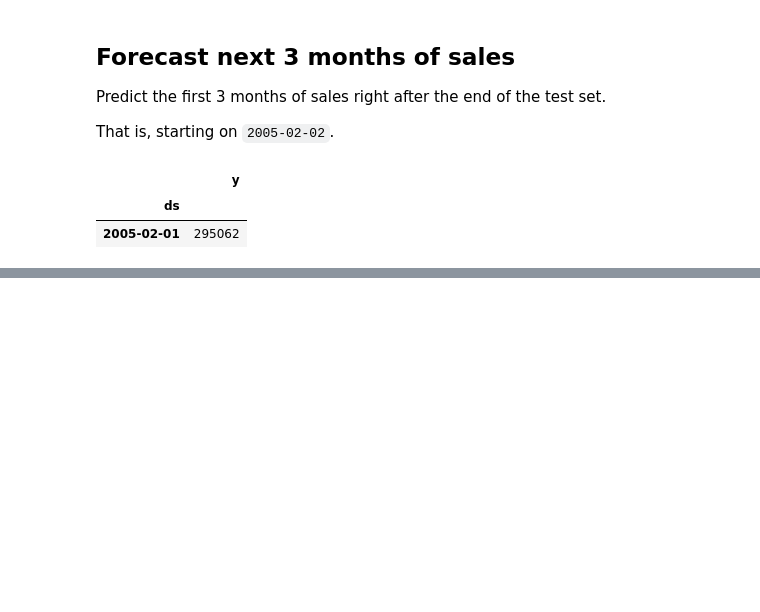
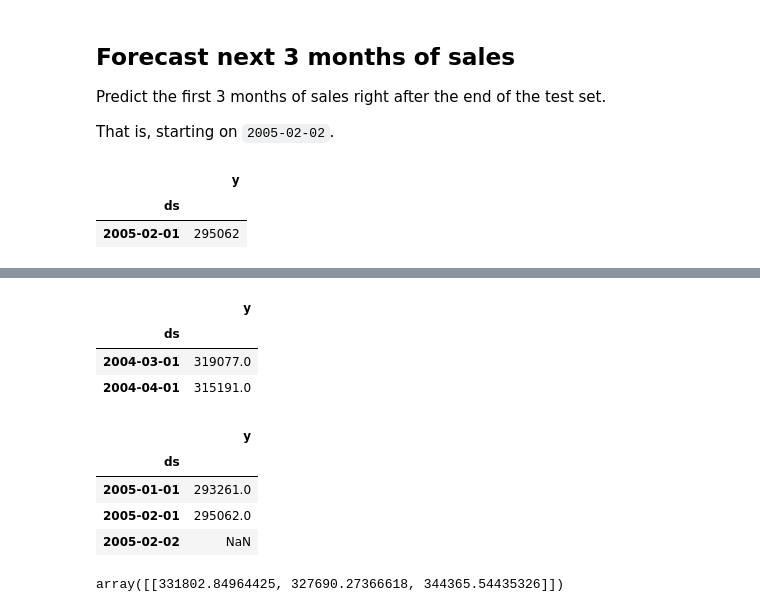
Before and after one commit to nuosv/forecasting-with-machine-learning, a Jupyter notebook: 02-multistep-forecasting/assignment/02-assignment.ipynb, the cells around one changed output, grey strips where cells are left out. Saved outputs shown, nothing was run; the diff lists cells and outputs as text; code cells hidden in the pictures; blank space fills up the shorter version.

```diff
--- a/02-multistep-forecasting/assignment/02-assignment.ipynb
+++ b/02-multistep-forecasting/assignment/02-assignment.ipynb
@@ -457,3 +457,18 @@ X_test.tail(1)
 |  | y |
 | ds |  |
 | 2005-02-01 | 295062 |
+# %%
+# We need 12 points prior to the first point
+# in the horizon
+
+begin_test = '2004-02-03'
+past_data = df.loc[begin_test:]
+
+# we need to add to the dataset, the first
+# point in the horizon
+
+past_data.loc['2005-02-02 00:00:00'] = np.nan
+
+past_data.index = pd.to_datetime(past_data.index)
+
+past_data.shape
@@ -459,0 +481,21 @@ X_test.tail(1)
+# %%
+past_data.head(2)
+# %% [output]
+|  | y |
+| ds |  |
+| 2004-03-01 | 319077.0 |
+| 2004-04-01 | 315191.0 |
+# %%
+past_data.tail(3)
+# %% [output]
+|  | y |
+| ds |  |
+| 2005-01-01 | 293261.0 |
+| 2005-02-01 | 295062.0 |
+| 2005-02-02 | NaN |
+# %%
+# And now we forecast the 24 next hours.
+
+pipe.predict(past_data)
+# %% [output]
+array([[331802.84964425, 327690.27366618, 344365.54435326]])
```
Also changed, not shown: parts of 1 cell of this notebook.
